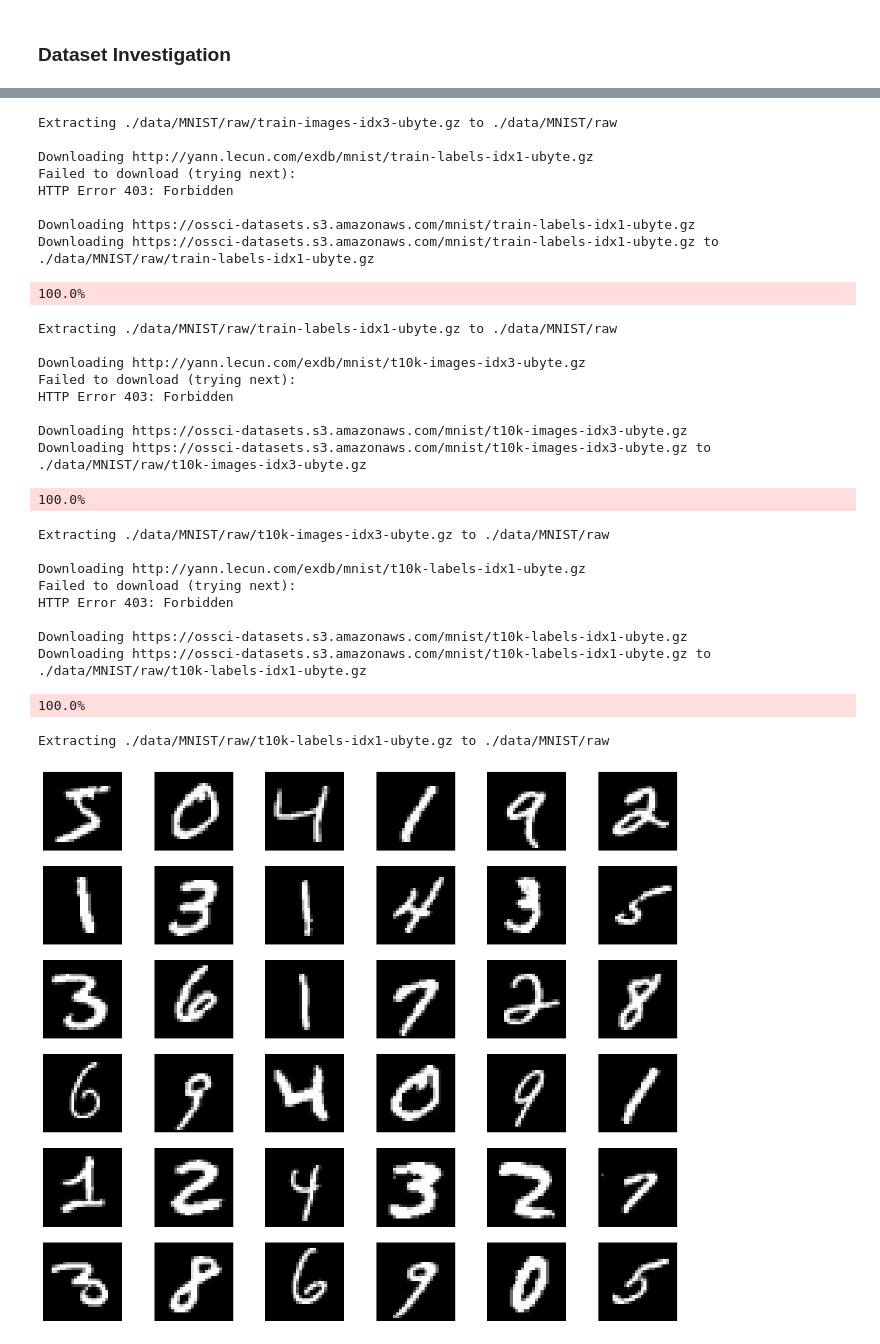
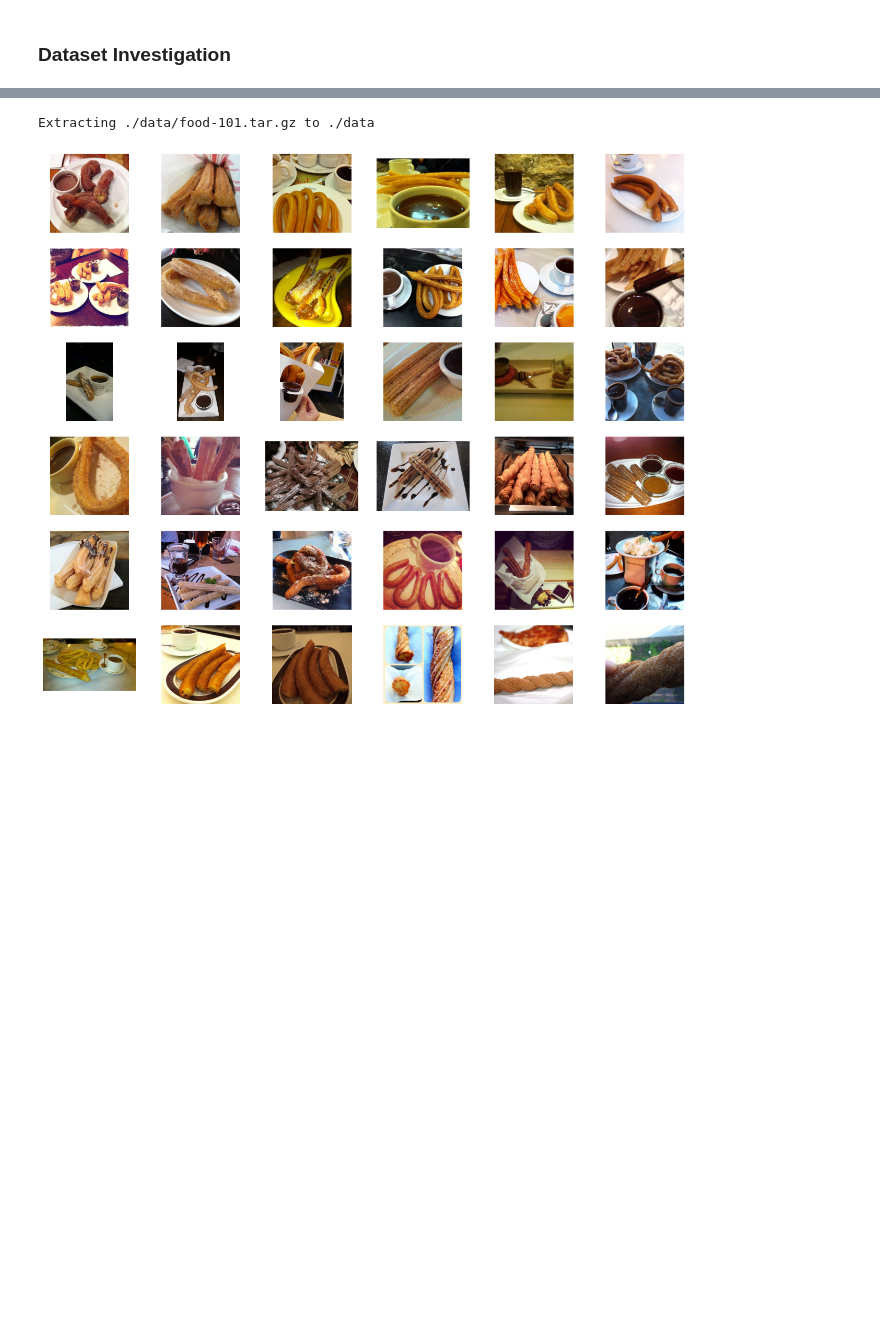
Before and after one commit to kanavgoyal898/noisOut, a Jupyter notebook: test.ipynb, the cells around one changed output, grey strips where cells are left out. Saved outputs shown, nothing was run; the diff lists cells and outputs as text; code cells hidden in the pictures; blank space fills up the shorter version.

Commit message:
Food101 investigation

```diff
--- a/test.ipynb
+++ b/test.ipynb
@@ -13,12 +13,13 @@ def show_images(dataset, num_samples=36, cols=6):
     plt.figure(figsize=(16, 16))
     for i in range(num_samples):
         image, target = dataset[i]
-        image = image.squeeze().numpy()
+        image = image.permute(1, 2, 0)
+        image = image.numpy()
         plt.subplot(rows, cols, i+1)
-        plt.imshow(image, cmap='gray')
+        plt.imshow(image)
         plt.axis('off')
     plt.show()
 
-dataset = torchvision.datasets.MNIST('./data', transform=torchvision.transforms.ToTensor(), download=True)
+dataset = torchvision.datasets.Food101('./data', transform=torchvision.transforms.ToTensor(), download=True)
 show_images(dataset)
 # %% [output]
@@ -31,30 +27,3 @@ Downloading https://ossci-datasets.s3.amazonaws.com/mnist/train-images-idx3-ubyt
 100.0%
-Extracting ./data/MNIST/raw/train-images-idx3-ubyte.gz to ./data/MNIST/raw
-
-Downloading http://yann.lecun.com/exdb/mnist/train-labels-idx1-ubyte.gz
-Failed to download (trying next):
-HTTP Error 403: Forbidden
-
-Downloading https://ossci-datasets.s3.amazonaws.com/mnist/train-labels-idx1-ubyte.gz
-Downloading https://ossci-datasets.s3.amazonaws.com/mnist/train-labels-idx1-ubyte.gz to ./data/MNIST/raw/train-labels-idx1-ubyte.gz
+Extracting ./data/food-101.tar.gz to ./data
-100.0%
-Extracting ./data/MNIST/raw/train-labels-idx1-ubyte.gz to ./data/MNIST/raw
-
-Downloading http://yann.lecun.com/exdb/mnist/t10k-images-idx3-ubyte.gz
-Failed to download (trying next):
-HTTP Error 403: Forbidden
-
-Downloading https://ossci-datasets.s3.amazonaws.com/mnist/t10k-images-idx3-ubyte.gz
-Downloading https://ossci-datasets.s3.amazonaws.com/mnist/t10k-images-idx3-ubyte.gz to ./data/MNIST/raw/t10k-images-idx3-ubyte.gz
-100.0%
-Extracting ./data/MNIST/raw/t10k-images-idx3-ubyte.gz to ./data/MNIST/raw
-
-Downloading http://yann.lecun.com/exdb/mnist/t10k-labels-idx1-ubyte.gz
-Failed to download (trying next):
-HTTP Error 403: Forbidden
-
-Downloading https://ossci-datasets.s3.amazonaws.com/mnist/t10k-labels-idx1-ubyte.gz
-Downloading https://ossci-datasets.s3.amazonaws.com/mnist/t10k-labels-idx1-ubyte.gz to ./data/MNIST/raw/t10k-labels-idx1-ubyte.gz
-100.0%
-Extracting ./data/MNIST/raw/t10k-labels-idx1-ubyte.gz to ./data/MNIST/raw
-[figure, old version]
+[figure, new version]
```
Also changed, not shown: parts of 1 cell of this notebook.
